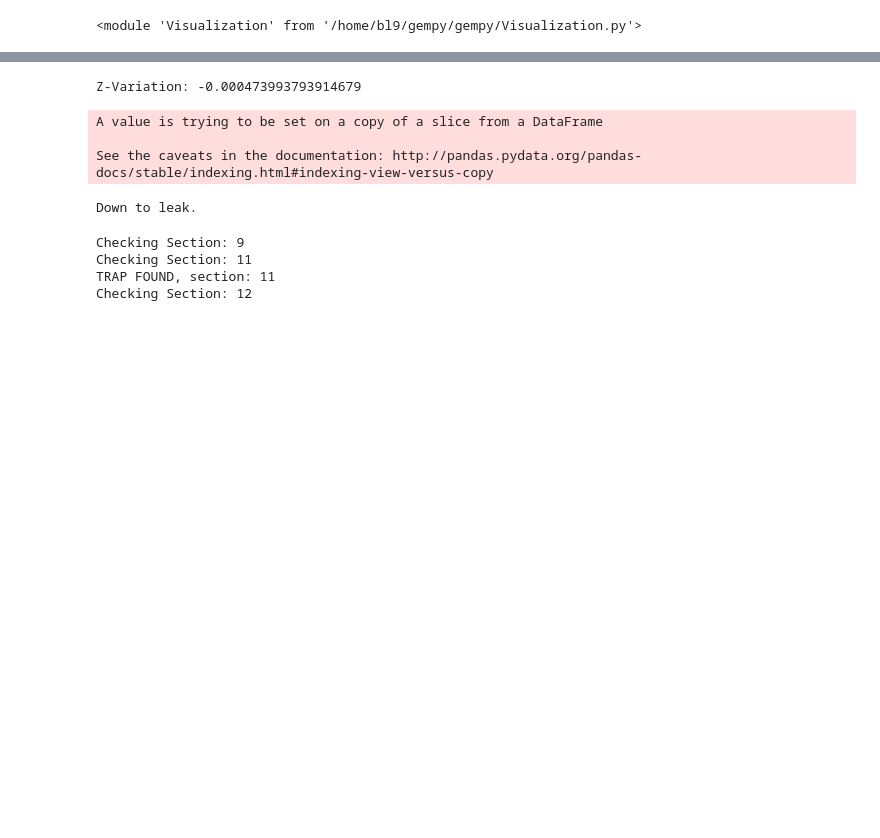
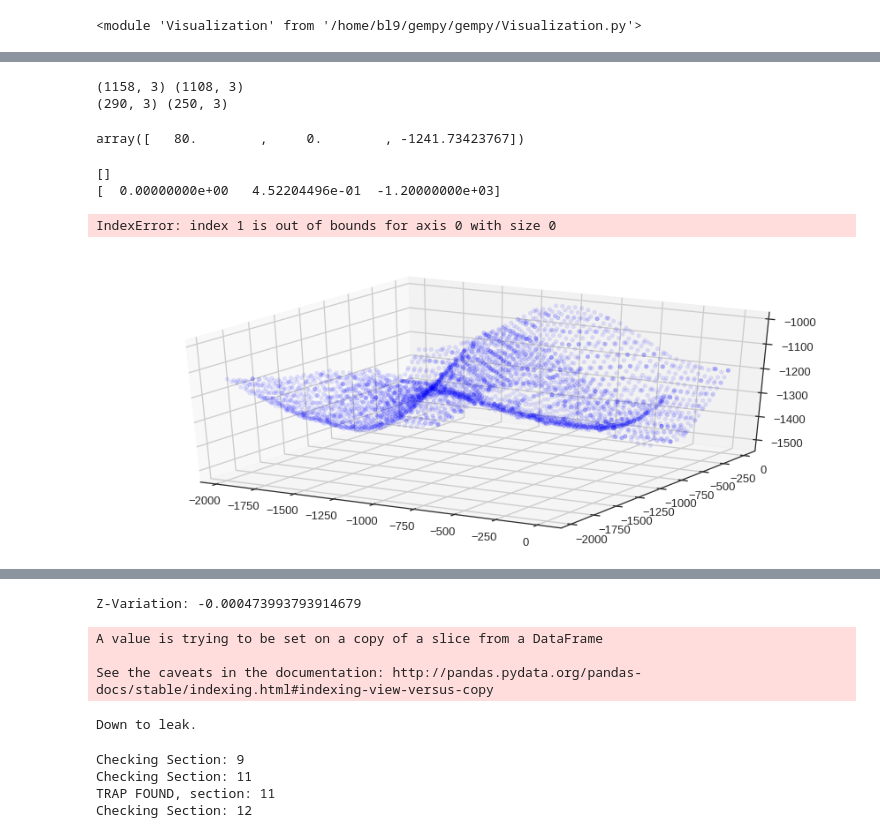
Before and after one commit to nre-aachen/Theses, a Jupyter notebook: Risk analysis/Notebooks/3D uncertainty (improved geo model).ipynb, the cells around one changed output, grey strips where cells are left out. Drawn from its saved outputs; the diff is of its cells as text; code cells hidden in the pictures; blank space fills up the shorter version.

```diff
--- a/Risk analysis/Notebooks/3D uncertainty (improved geo model).ipynb
+++ b/Risk analysis/Notebooks/3D uncertainty (improved geo model).ipynb
@@ -82,9 +87,9 @@ Reciprocal condition number: 2.6527536677728447e-12
 # %%
 # CREATING SURFACES FOR LAYERS
-res_surf, res_surf_simp = gp.get_surfaces(potential_block=sol[0,1,:], interp_data = interp_data, n_formation = (interp_data.get_formation_number()['Shale']), original_scale=False)
-overlying_surf, overlying_surf_simp = gp.get_surfaces(potential_block=sol[0,1,:], interp_data = interp_data, n_formation = (interp_data.get_formation_number()['Sandstone']), original_scale=False)
-sec_res_surf, sec_res_surf_simp = gp.get_surfaces(potential_block=sol[0,1,:], interp_data = interp_data, n_formation = (interp_data.get_formation_number()['Overlying']), original_scale=False)
-seal_surf, seal_surf_simp = gp.get_surfaces(potential_block=sol[0,1,:], interp_data = interp_data, n_formation = (interp_data.get_formation_number()['Secondary Sandstone']), original_scale=False)
+res_surf, res_surf_simp = gp.get_surfaces(interp_data = interp_data, potential_lith=lith_sol[0,1], potential_fault=fault_sol[0,1], n_formation = (interp_data.get_formation_number()['Shale']))
+overlying_surf, overlying_surf_simp = gp.get_surfaces(interp_data = interp_data, potential_lith=lith_sol[0,1], potential_fault=fault_sol[0,1], n_formation = (interp_data.get_formation_number()['Sandstone']))
+sec_res_surf, sec_res_surf_simp = gp.get_surfaces(interp_data = interp_data, potential_lith=lith_sol[0,1], potential_fault=fault_sol[0,1], n_formation = (interp_data.get_formation_number()['Overlying']))
+seal_surf, seal_surf_simp = gp.get_surfaces(interp_data = interp_data, potential_lith=lith_sol[0,1], potential_fault=fault_sol[0,1], n_formation = (interp_data.get_formation_number()['Secondary Sandstone']))
 # %%
 #geo_data.get_formation_number().keys()
 # %%
@@ -252,3 +360,38 @@ def leak_point(res_surface):
+# %%
+x_min, x_max = x_points(res_surf)
+y_min, y_max = y_points(res_surf)
+# %%
+print(x_min.shape, x_max.shape)
+print(y_min.shape, y_max.shape)
+# %% [output]
+(1158, 3) (1108, 3)
+(290, 3) (250, 3)
+# %%
+find_spill(x_min, x_max, y_min, y_max)
+# %% [output]
+array([   80.        ,     0.        , -1241.73423767])
+# %%
+spill1 = find_spill(x_min, x_max, y_min, y_max)
+
+print(spill1)
+print(spill2)
+
+fig = plt.figure()
+ax = fig.add_subplot(111, projection='3d')
+ax.scatter(-res_surf[:,1], -res_surf[:,0], res_surf[:,2], c="b", alpha = 0.1)
+ax.scatter(-spill1[1], -spill1[0], spill1[2], c='yellow', s = 200)
+#ax.scatter(-spill2[1], -spill2[0], spill2[2], c='yellow', s = 200)
+
+ax.set_xlabel('X Label')
+ax.set_ylabel('Y Label')
+ax.set_zlabel('Z Label')
+
+plt.show()
+# %% [output]
+[]
+[  0.00000000e+00   4.52204496e-01  -1.20000000e+03]
+IndexError: index 1 is out of bounds for axis 0 with size 0
+[figure, added]
 # %%
 # MASKING FUNCTIONS
 
```
Also changed, not shown: parts of 15 cells of this notebook.
